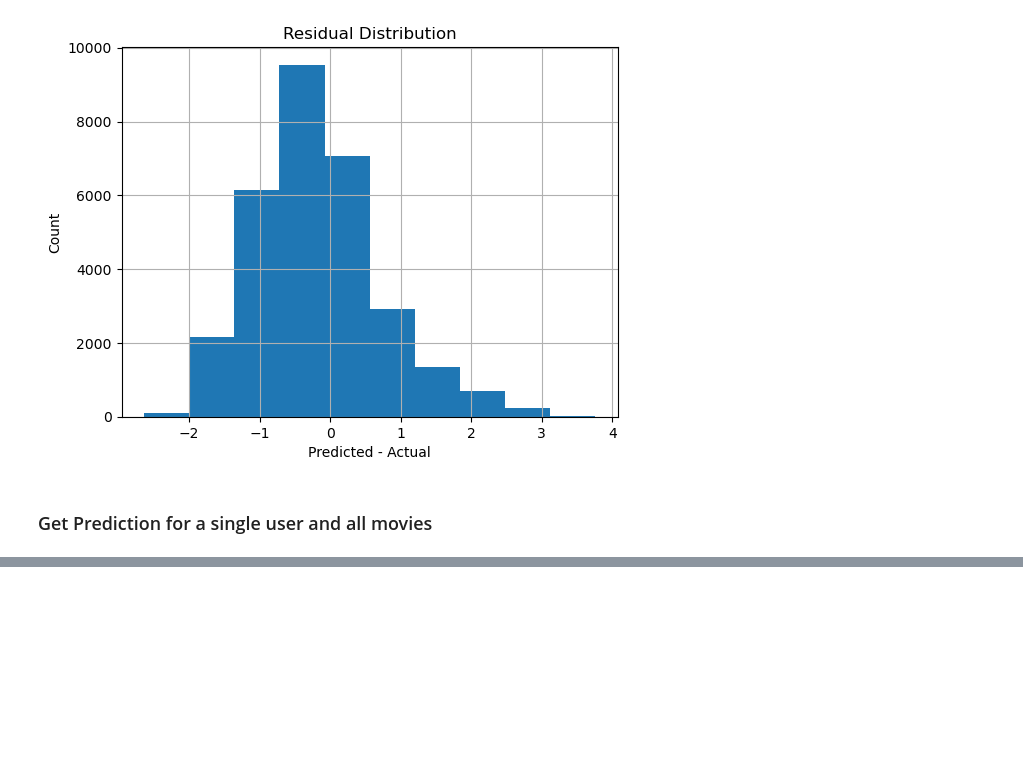
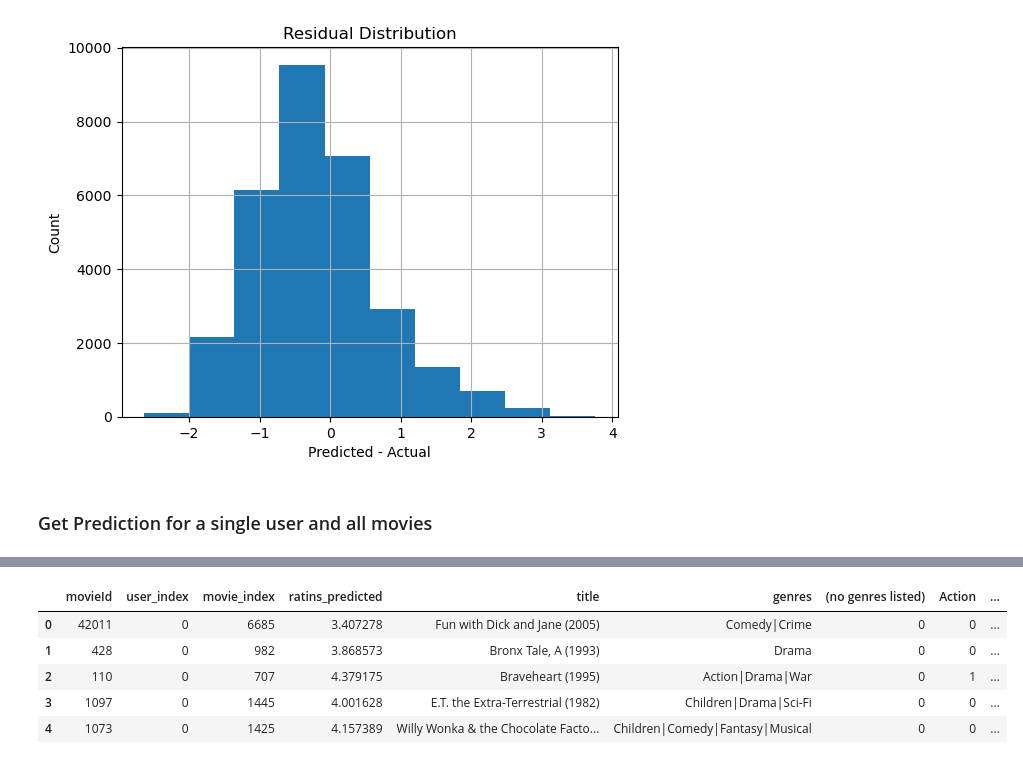
Before and after one commit to saravanankrishnarajan/SageMaker, a Jupyter notebook: fm/fm_cloud_prediction_template.ipynb, the cells around one changed output, grey strips where cells are left out. Saved outputs shown, nothing was run; the diff lists cells and outputs as text; code cells hidden in the pictures; blank space fills up the shorter version.

Commit message:
cloud prediction and recommendation based on ratings and recommenation for specific users

```diff
--- a/fm/fm_cloud_prediction_template.ipynb
+++ b/fm/fm_cloud_prediction_template.ipynb
@@ -181,0 +213,2 @@ df_one_user_test =
+# %%
+df_one_user_test['ratins_predicted'] = predictions
@@ -181,0 +235,13 @@ df_one_user_test =
+# %%
+df_one_user_test = df_one_user_test.merge(df_movies, on='movieId')
+# %%
+df_one_user_test.drop(['Unnamed: 0'],axis=1,inplace=True)
+# %%
+df_one_user_test.head()
+# %% [output]
+|  | movieId | user_index | movie_index | ratins_predicted | title | genres | (no genres listed) | Action | ... |
+| 0 | 42011 | 0 | 6685 | 3.407278 | Fun with Dick and Jane (2005) | Comedy|Crime | 0 | 0 | ... |
+| 1 | 428 | 0 | 982 | 3.868573 | Bronx Tale, A (1993) | Drama | 0 | 0 | ... |
+| 2 | 110 | 0 | 707 | 4.379175 | Braveheart (1995) | Action|Drama|War | 0 | 1 | ... |
+| 3 | 1097 | 0 | 1445 | 4.001628 | E.T. the Extra-Terrestrial (1982) | Children|Drama|Sci-Fi | 0 | 0 | ... |
+| 4 | 1073 | 0 | 1425 | 4.157389 | Willy Wonka & the Chocolate Facto... | Children|Comedy|Fantasy|Musical | 0 | 0 | ... |
```
Also changed, not shown: parts of 23 cells of this notebook.
